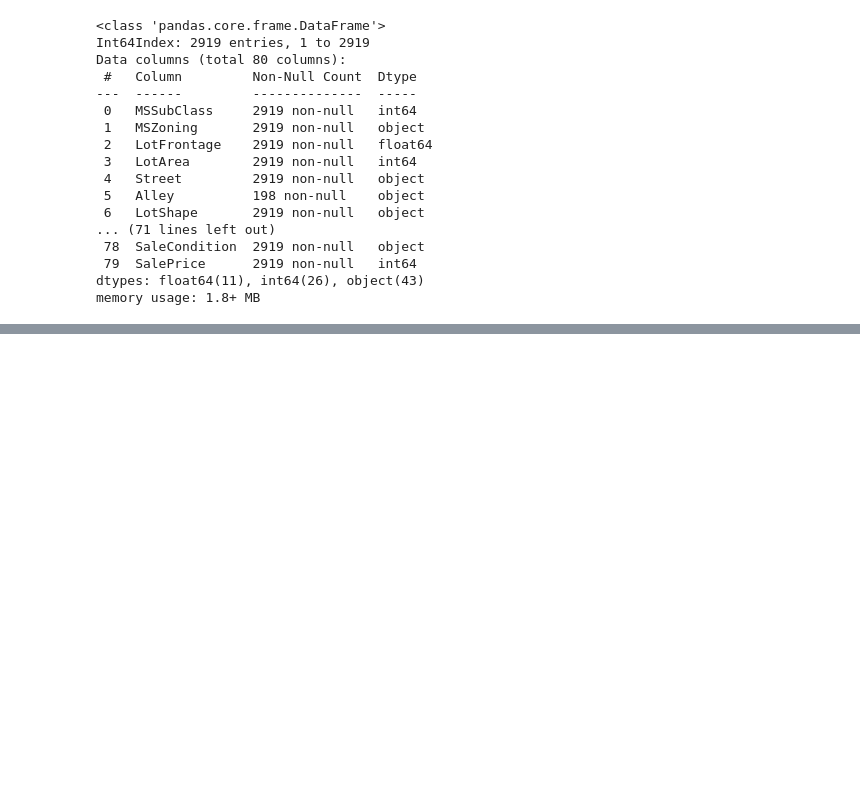
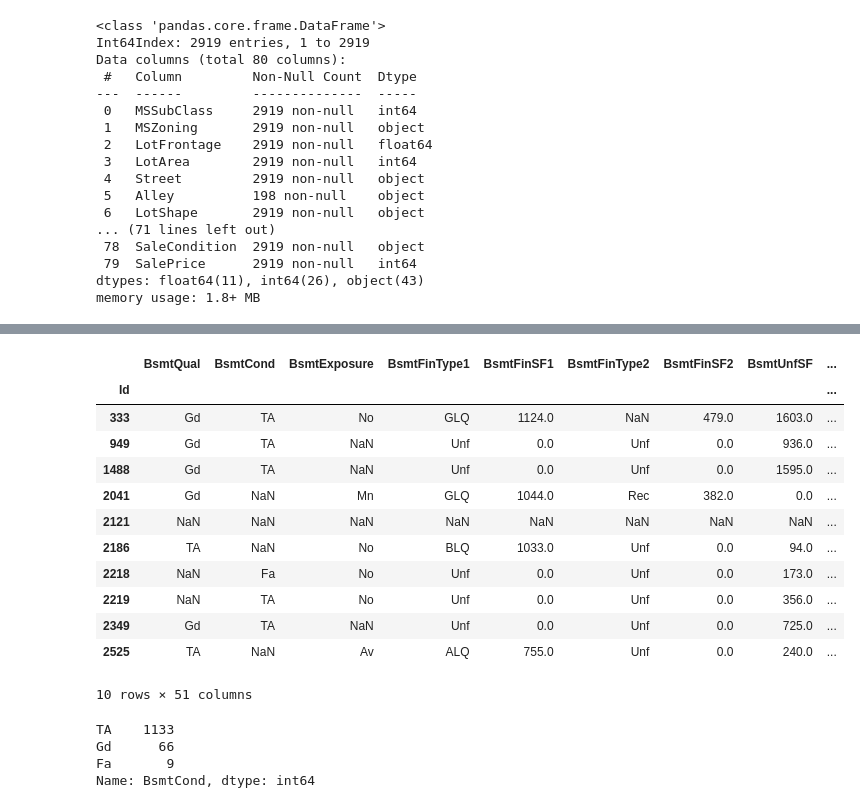
Before and after one commit to AnirudhAchal/Housing-Prices, a Jupyter notebook: Notebooks/Housing Prices .ipynb, the cells around one changed output, grey strips where cells are left out. Cells and saved outputs as stored; diff of their text form; code cells hidden in the pictures; blank space fills up the shorter version.

Commit message:
All Basement features complete

```diff
--- a/Notebooks/Housing Prices .ipynb
+++ b/Notebooks/Housing Prices .ipynb
@@ -1284,0 +1285,4 @@ Now I will deal with the remaining few houses
+# %%
+# Houses with basement area 0 and invalid entries.
+is_one_basement_missing = pd.isnull(df['BsmtQual']) | pd.isnull(df['BsmtCond']) | pd.isnull(df['BsmtExposure']) | pd.isnull(df['BsmtFinType1']) | pd.isnull(df['BsmtFinType2'])
+df.loc[(df['BsmtFinSF1'] == 0) & is_one_basement_missing, 'BsmtQual':]
@@ -1284,0 +1298,23 @@ Now I will deal with the remaining few houses
+# %%
+df.loc[is_one_basement_missing, 'BsmtQual':]
+# %% [output]
+|  | BsmtQual | BsmtCond | BsmtExposure | BsmtFinType1 | BsmtFinSF1 | BsmtFinType2 | BsmtFinSF2 | BsmtUnfSF | ... |
+| Id |  |  |  |  |  |  |  |  | ... |
+| 333 | Gd | TA | No | GLQ | 1124.0 | NaN | 479.0 | 1603.0 | ... |
+| 949 | Gd | TA | NaN | Unf | 0.0 | Unf | 0.0 | 936.0 | ... |
+| 1488 | Gd | TA | NaN | Unf | 0.0 | Unf | 0.0 | 1595.0 | ... |
+| 2041 | Gd | NaN | Mn | GLQ | 1044.0 | Rec | 382.0 | 0.0 | ... |
+| 2121 | NaN | NaN | NaN | NaN | NaN | NaN | NaN | NaN | ... |
+| 2186 | TA | NaN | No | BLQ | 1033.0 | Unf | 0.0 | 94.0 | ... |
+| 2218 | NaN | Fa | No | Unf | 0.0 | Unf | 0.0 | 173.0 | ... |
+| 2219 | NaN | TA | No | Unf | 0.0 | Unf | 0.0 | 356.0 | ... |
+| 2349 | Gd | TA | NaN | Unf | 0.0 | Unf | 0.0 | 725.0 | ... |
+| 2525 | TA | NaN | Av | ALQ | 755.0 | Unf | 0.0 | 240.0 | ... |
+10 rows × 51 columns
+# %%
+df.loc[(df['BsmtQual'] == 'Gd'), 'BsmtCond'].value_counts()
+# %% [output]
+TA    1133
+Gd      66
+Fa       9
+Name: BsmtCond, dtype: int64
```
Also changed, not shown: parts of 38 cells of this notebook.
